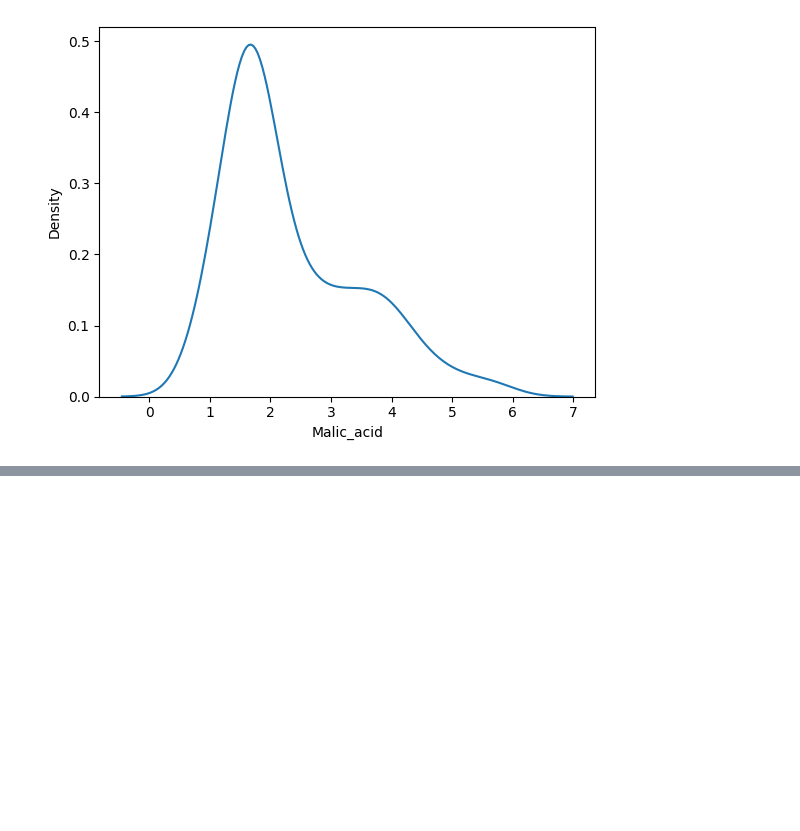
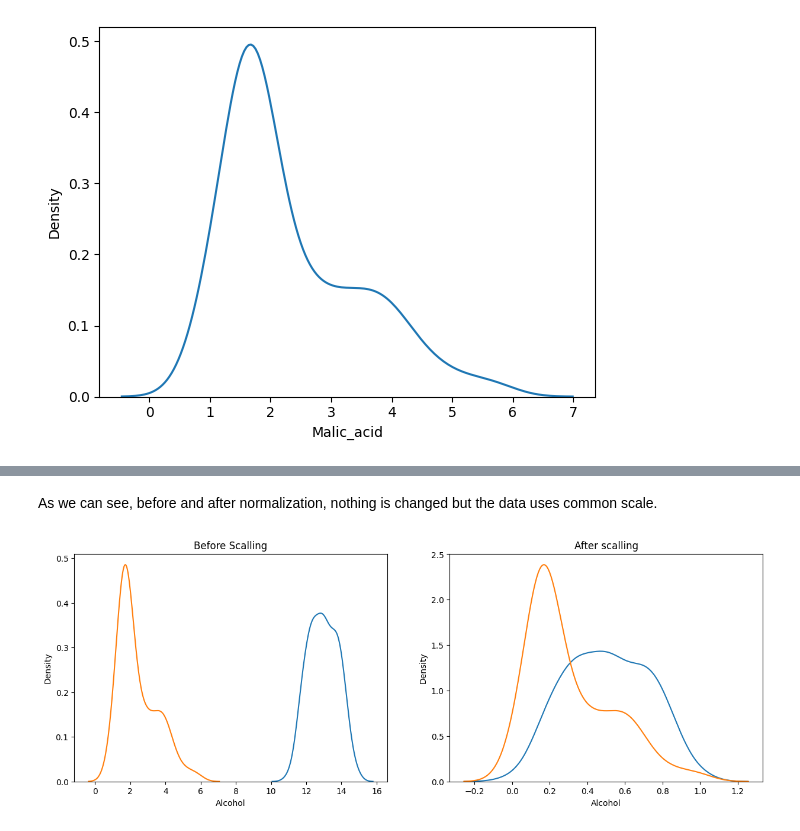
Before and after one commit to NishanRegmi/machine-learning, a Jupyter notebook: normalization/normalization.ipynb, the cells around one changed output, grey strips where cells are left out. Drawn from its saved outputs; the diff is of its cells as text; code cells hidden in the pictures; blank space fills up the shorter version.

```diff
--- a/normalization/normalization.ipynb
+++ b/normalization/normalization.ipynb
@@ -33,0 +91,18 @@ TypeError: scatterplot() takes from 0 to 1 positional arguments but 2 positional
+# %% [markdown]
+As we can see, before and after normalization, nothing is changed but the data uses common scale.
+# %%
+fig, (ax1, ax2) = plt.subplots(ncols=2, figsize = (15, 5))
+
+#before scalling
+sns.kdeplot(X_train['Alcohol'], ax=ax1)
+sns.kdeplot(X_train['Malic_acid'], ax=ax1)
+ax1.set_title("Before Scalling")
+
+#after scalling
+sns.kdeplot(X_train_scaled['Alcohol'], ax=ax2)
+sns.kdeplot(X_train_scaled['Malic_acid'], ax=ax2)
+ax2.set_title("After scalling")
+
+plt.show()
+# %% [output]
+[figure, added]
```
Also changed, not shown: parts of 9 cells of this notebook.
